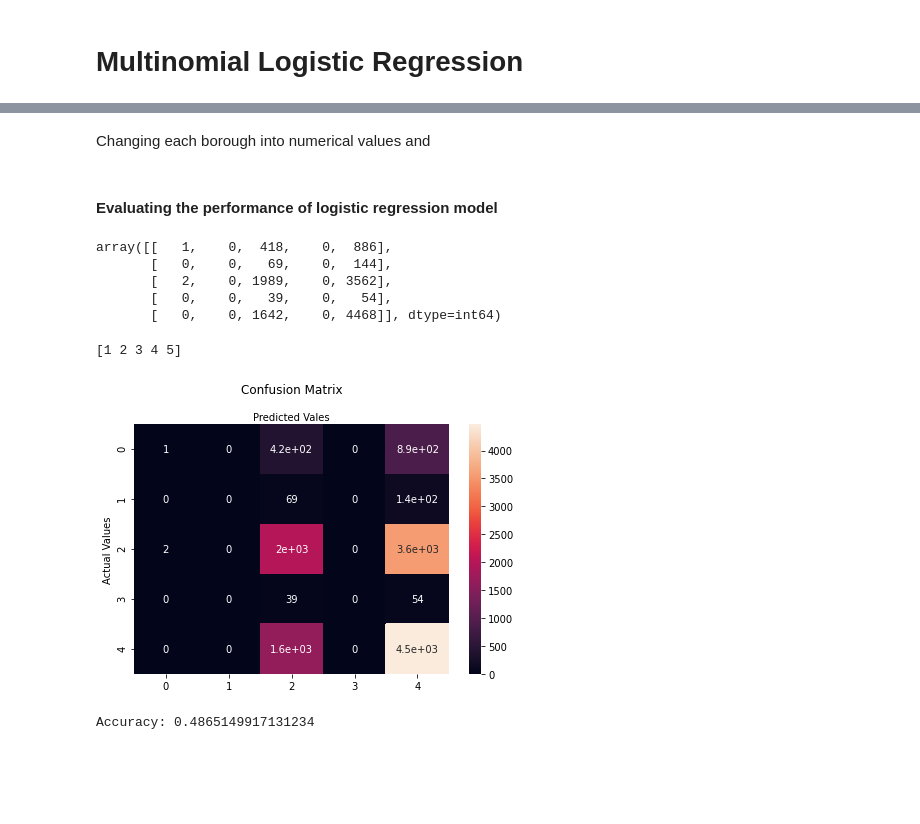
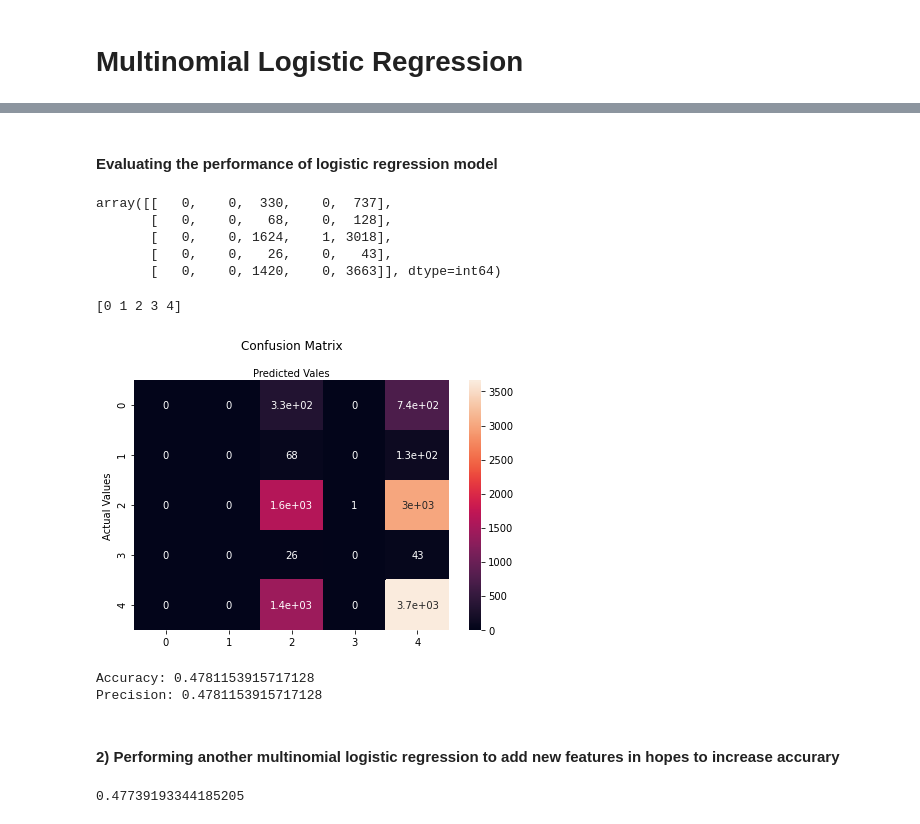
Before and after one commit to clarizamayo/Airbnb_Data_Analysis, a Jupyter notebook: machine-learning-model.ipynb, the cells around one changed output, grey strips where cells are left out. Saved outputs shown, nothing was run; the diff lists cells and outputs as text; code cells hidden in the pictures; blank space fills up the shorter version.

Commit message:
adding additional feature to linear and logistic regression

```diff
--- a/machine-learning-model.ipynb
+++ b/machine-learning-model.ipynb
@@ -152,5 +132,5 @@ Adding a column 'borough_num' to change the boroughs into 1-5 categories for mut
 # %%
-dct = {'Queens':1, 'Bronx':2, 'Brooklyn':3,'Staten Island':4,'Manhattan':5}
+dct = {'Queens':0, 'Bronx':1, 'Brooklyn':2,'Staten Island':3,'Manhattan':4}
 
 df["borough_num"] = df["borough"].apply(lambda x: dct[x])
 # %%
@@ -259,5 +259,5 @@ plt.show()
 # %%
-no_outliers_df= df.loc[(df['price']>10) & (df['price']<6000), :]
+no_outliers_df= df.loc[(df['price']>10) & (df['price']<4000) & (df['minimum_nights'] <500), :]
 # %%
 no_outliers_df.info()
 # %% [output]
@@ -499,7 +432,7 @@ X = no_outliers_df[['accommodates', 'bathrooms', 'bedrooms', 'guests_included',
 Y = no_outliers_df.loc[:,'borough_num'].values
 
 #we split the dataset into testing and training set
-train_x, test_x, train_y, test_y = train_test_split(X,Y , test_size=0.3, random_state=0)
+train_x, test_x, train_y, test_y = train_test_split(X,Y , test_size=.25, random_state=0)
 model = LogisticRegression(solver = 'lbfgs', multi_class='multinomial', max_iter=1000)
 model.fit(train_x, train_y)
 model.score(test_x, test_y)
@@ -525,5 +441,3 @@ X
-# %% [markdown]
-Changing each borough into numerical values and
 # %% [markdown]
 #### Evaluating the performance of logistic regression model
 # %%
@@ -532,34 +446,47 @@ model_matrix = confusion_matrix(test_y, pred_y)
 # %%
 model_matrix
 # %% [output]
-array([[   1,    0,  418,    0,  886],
-       [   0,    0,   69,    0,  144],
-       [   2,    0, 1989,    0, 3562],
-       [   0,    0,   39,    0,   54],
-       [   0,    0, 1642,    0, 4468]], dtype=int64)
+array([[   0,    0,  330,    0,  737],
+       [   0,    0,   68,    0,  128],
+       [   0,    0, 1624,    1, 3018],
+       [   0,    0,   26,    0,   43],
+       [   0,    0, 1420,    0, 3663]], dtype=int64)
 # %%
 class_names = [1,2,3,4,5]
 
 fig, ax = plt.subplots()
-tick_marks = np.arange(1, len(class_names)+1)
+tick_marks = np.arange(len(class_names))
 print(tick_marks)
-plt.xticks(tick_marks, class_names)
-plt.yticks(tick_marks, class_names)
+# plt.xticks(class_names)
+# plt.yticks(class_names)
 sns.heatmap(pd.DataFrame(model_matrix), annot=True) #cmap means yellow, fmt means gradient: cmap="YlGNBl", fmt = "g"
 ax.xaxis.set_label_position("top")
 plt.tight_layout() #so there is not spacing
 plt.title("Confusion Matrix", y=1.1)
 plt.ylabel("Actual Values")
 plt.xlabel("Predicted Vales")
 plt.show()
 # %% [output]
-[1 2 3 4 5]
+[0 1 2 3 4]
-[figure, old version]
+[figure, new version]
 # %%
 from sklearn.metrics import accuracy_score, precision_score, recall_score
 
 print(f'Accuracy: {accuracy_score(test_y,pred_y)}')
-# print(f'Accuracy: {precision_score(test_y,pred_y)}')
-#print(f'Accuracy: {recall_score(test_y,pred_y)}')
+print(f"Precision: {precision_score(test_y, pred_y, average='micro')}")
 # %% [output]
-Accuracy: 0.4865149917131234
+Accuracy: 0.4781153915717128
+Precision: 0.4781153915717128
+# %% [markdown]
+#### 2) Performing another multinomial logistic regression to add new features in hopes to increase accurary
+# %%
+additional_x = no_outliers_df[['accommodates', 'bathrooms', 'bedrooms', 'guests_included', 'beds', 'minimum_nights']]
+dependent = no_outliers_df.loc[:,'borough_num'].values
+
+#we split the dataset into testing and training set
+x_training, x_testing, y_training, y_testing = train_test_split(additional_x, dependent, test_size=.25, random_state=0)
+model = LogisticRegression(solver = 'lbfgs', multi_class='multinomial', max_iter=1000)
+model.fit(x_training,y_training)
+model.score(x_testing, y_testing)
+# %% [output]
+0.47739193344185205
```
Also changed, not shown: parts of 40 cells of this notebook.
